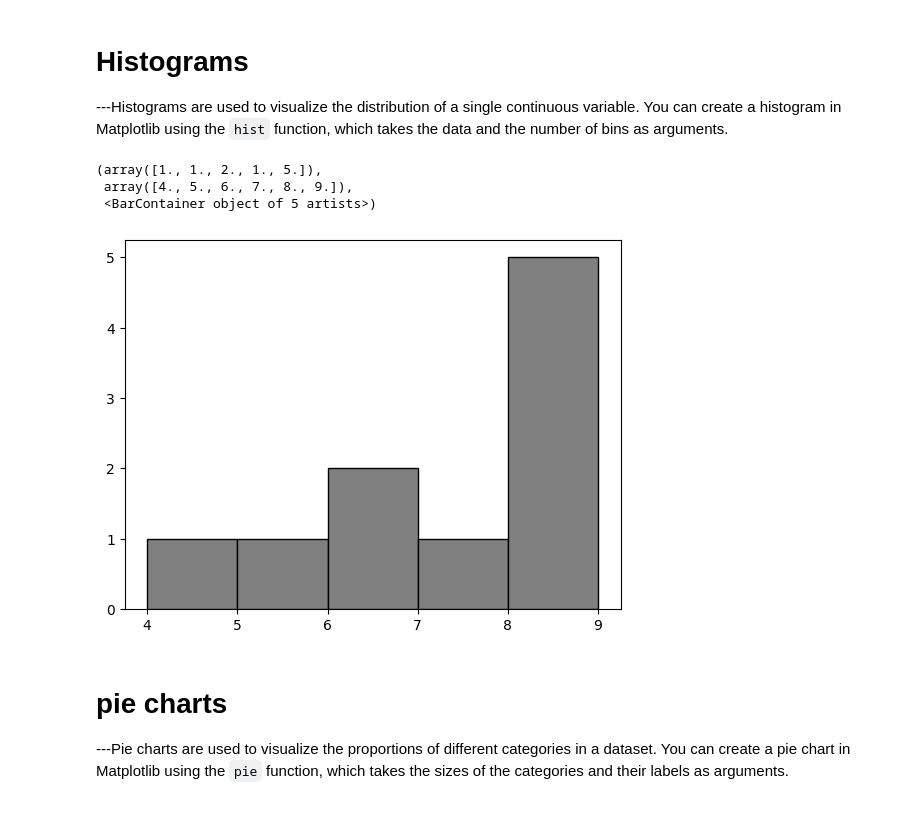
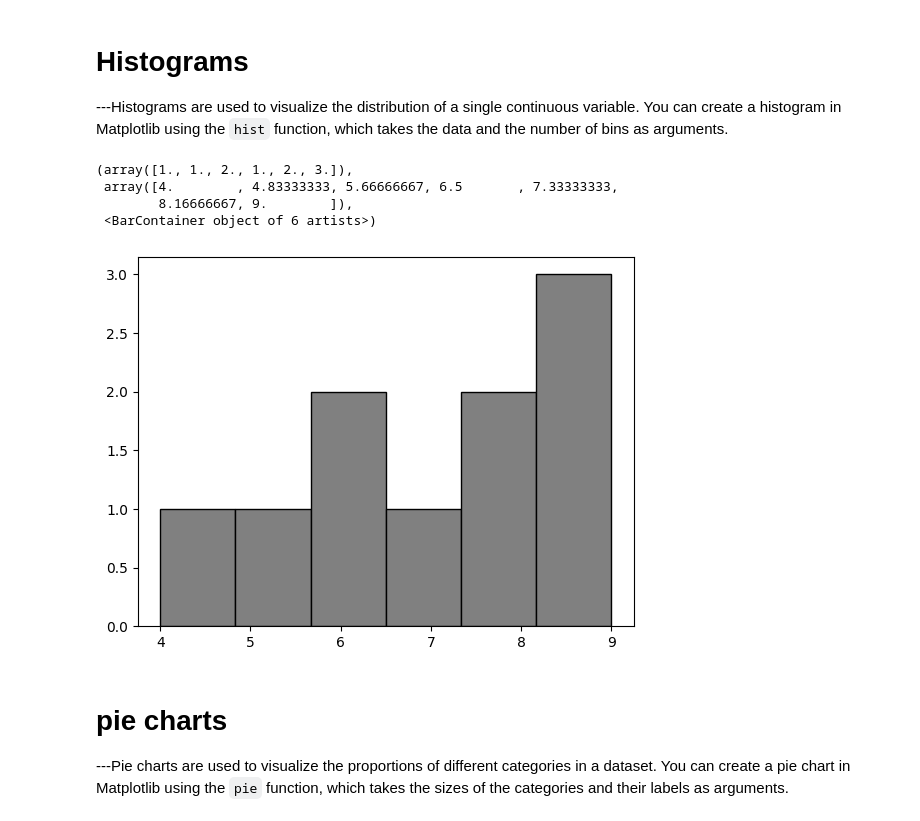
Before and after one commit to Muhammadyousaf96/Data-science-Bootcamp, a Jupyter notebook: section 13 Data analysis with python/13.4 data_vis_by_matplotlib.ipynb, the cells around one changed output. Drawn from its saved outputs; the diff is of its cells as text; code cells hidden in the pictures.

```diff
--- a/section 13 Data analysis with python/13.4 data_vis_by_matplotlib.ipynb
+++ b/section 13 Data analysis with python/13.4 data_vis_by_matplotlib.ipynb
@@ -115,14 +115,15 @@ Histograms
 # %%
 import matplotlib.pyplot as plt
 data=[4,5,6,6,7,8,8,9,9,9]
 
-plt.hist(data,bins=5,color='gray',edgecolor='black')
+plt.hist(data,bins=6,color='gray',edgecolor='black')
 # plt.xlabel("x asis")
 # %% [output]
-(array([1., 1., 2., 1., 5.]),
- array([4., 5., 6., 7., 8., 9.]),
- <BarContainer object of 5 artists>)
+(array([1., 1., 2., 1., 2., 3.]),
+ array([4.        , 4.83333333, 5.66666667, 6.5       , 7.33333333,
+        8.16666667, 9.        ]),
+ <BarContainer object of 6 artists>)
-[figure, old version]
+[figure, new version]
 # %% [markdown]
 pie charts
 ===
```
